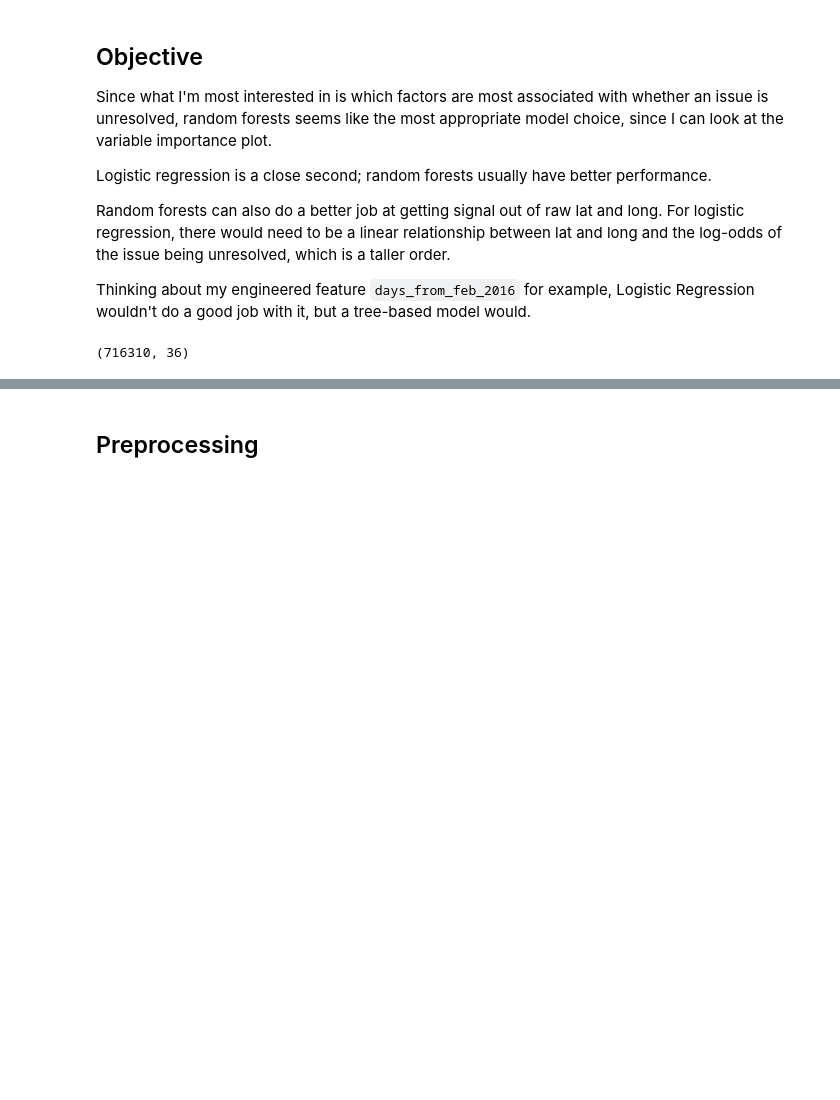
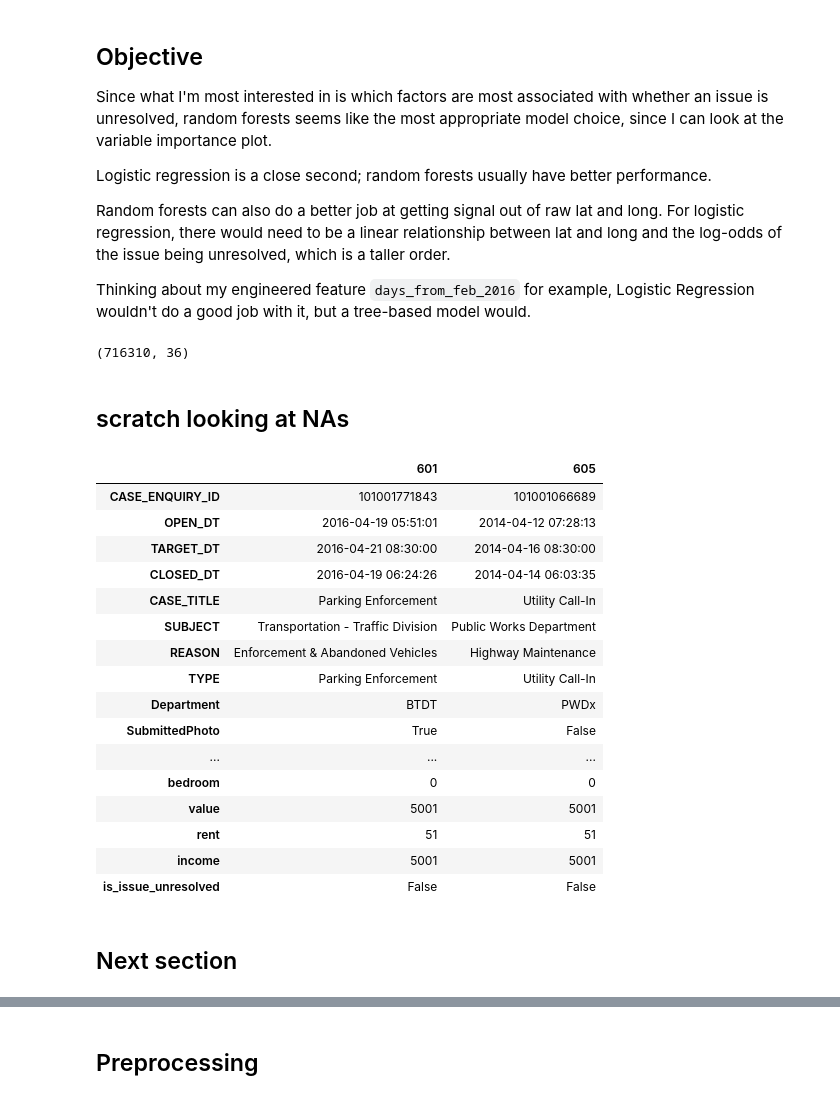
Before and after one commit to aok1425/311-prediction-times, a Jupyter notebook: 03 modeling/01 Simple model to predict whether issue unresolved.ipynb, the cells around one changed output, grey strips where cells are left out. Cells and saved outputs as stored; diff of their text form; code cells hidden in the pictures; blank space fills up the shorter version.

```diff
--- a/03 modeling/01 Simple model to predict whether issue unresolved.ipynb
+++ b/03 modeling/01 Simple model to predict whether issue unresolved.ipynb
@@ -31,5 +33,29 @@ df = pd.read_pickle('../data/data_w_transformed_census_and_removed_invalid_rows_
 df.shape
 # %% [output]
 (716310, 36)
+# %% [markdown]
+## scratch looking at NAs
+# %%
+df.head(2000)[df.head(2000).race_white.isnull()][['TYPE', 'ADDR'.head(2).T
+# %% [output]
+|  | 601 | 605 |
+| CASE_ENQUIRY_ID | 101001771843 | 101001066689 |
+| OPEN_DT | 2016-04-19 05:51:01 | 2014-04-12 07:28:13 |
+| TARGET_DT | 2016-04-21 08:30:00 | 2014-04-16 08:30:00 |
+| CLOSED_DT | 2016-04-19 06:24:26 | 2014-04-14 06:03:35 |
+| CASE_TITLE | Parking Enforcement | Utility Call-In |
+| SUBJECT | Transportation - Traffic Division | Public Works Department |
+| REASON | Enforcement & Abandoned Vehicles | Highway Maintenance |
+| TYPE | Parking Enforcement | Utility Call-In |
+| Department | BTDT | PWDx |
+| SubmittedPhoto | True | False |
+| ... | ... | ... |
+| bedroom | 0 | 0 |
+| value | 5001 | 5001 |
+| rent | 51 | 51 |
+| income | 5001 | 5001 |
+| is_issue_unresolved | False | False |
+# %% [markdown]
+## Next section
 # %%
 df.head(1).T
```
Also changed, not shown: parts of 14 cells of this notebook, 3 other files.
